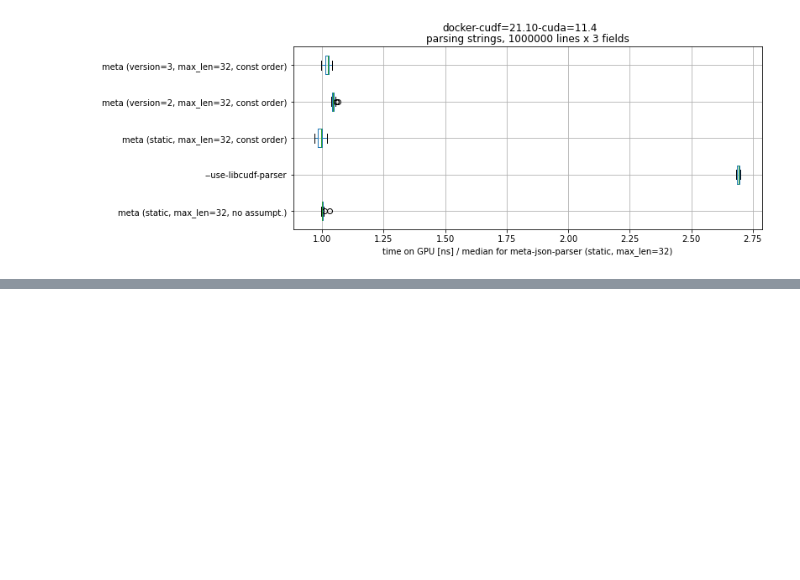
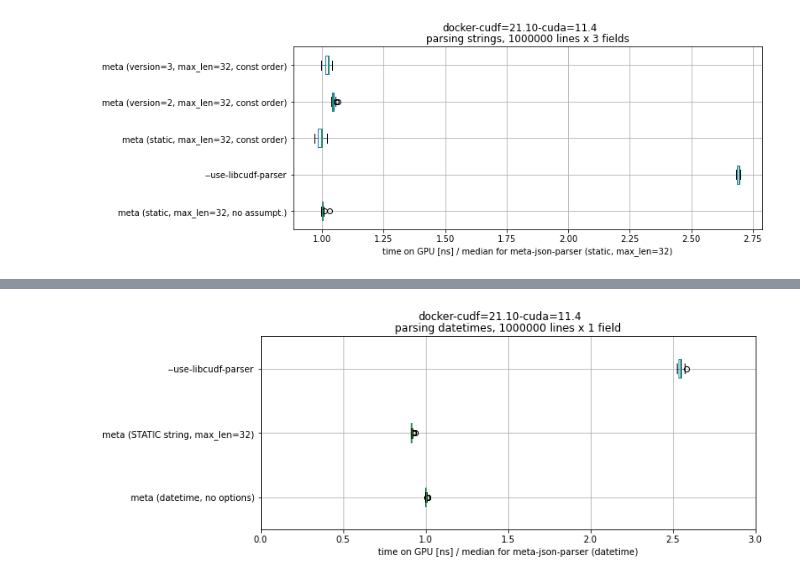
Before and after one commit to mis-wut/meta-json-parser, a Jupyter notebook: benchmark/notebooks/examine_benchmarks.ipynb, the cells around one changed output, grey strips where cells are left out. Drawn from its saved outputs; the diff is of its cells as text; code cells hidden in the pictures; blank space fills up the shorter version.

Commit message:
examine_benchmarks.ipynb: Per type benchmark - datetime

```diff
--- a/benchmark/notebooks/examine_benchmarks.ipynb
+++ b/benchmark/notebooks/examine_benchmarks.ipynb
@@ -1146,0 +1216,3 @@ plt.show()
+# %%
+df_cudf = pd.read_csv('benchmark_libcudf_cudf=21.10-docker_datetime.csv', index_col=2)
+df_cudf.head()
@@ -1146,0 +1227,9 @@ plt.show()
+# %%
+df_cmp = pd.DataFrame()
+df_cmp['meta (datetime, no options)'] = \
+   df_meta['NOD2H time measured by GPU [ns]']
+df_cmp['--use-libcudf-parser'] = \
+   df_cudf['TOTAL time measured by GPU [ns]']
+
+df_cmp_median = df_cmp.median()
+df_cmp_median
@@ -1146,0 +1240,8 @@ plt.show()
+# %%
+df_cmp_rel = pd.DataFrame()
+df_cmp_rel['meta (datetime, no options)'] = \
+   df_meta['NOD2H time measured by GPU [ns]']/df_cmp_median[0]
+df_cmp_rel['--use-libcudf-parser'] = \
+   df_cudf['TOTAL time measured by GPU [ns]']/df_cmp_median[0]
+
+df_cmp_rel.head()
@@ -1146,0 +1264,9 @@ plt.show()
+# %%
+df_meta = pd.read_csv('benchmark_metaparser_cudf=21.10-docker_datetime_as_string.csv', index_col=2).sort_index()
+df_meta['NOD2H time measured by GPU [ns]'] = \
+  df_meta['TOTAL time measured by GPU [ns]'] - df_meta['Copying output [ns]']
+
+df_cmp_rel['meta (STATIC string, max_len=32)'] = \
+   df_meta['NOD2H time measured by GPU [ns]']/df_cmp_median[0]
+
+df_cmp_rel.head()
@@ -1146,0 +1281,12 @@ plt.show()
+# %%
+fig, ax = plt.subplots(figsize=(10,4))
+fig.suptitle('docker-cudf=21.10-cuda=11.4')
+ax.set_title('parsing datetimes, 1000000 lines x 1 field')
+ax.set(xlabel='time on GPU [ns] / median for meta-json-parser (datetime)')
+ax.set(xlim=(0,3))
+df_cmp_rel.boxplot(column=['meta (datetime, no options)', 'meta (STATIC string, max_len=32)', '--use-libcudf-parser'], vert=False)
+
+#plt.savefig('fig_datetime.png', transparent=False)
+plt.show()
+# %% [output]
+[figure, added]
```
Also changed, not shown: parts of 11 cells of this notebook, 3 other files.
